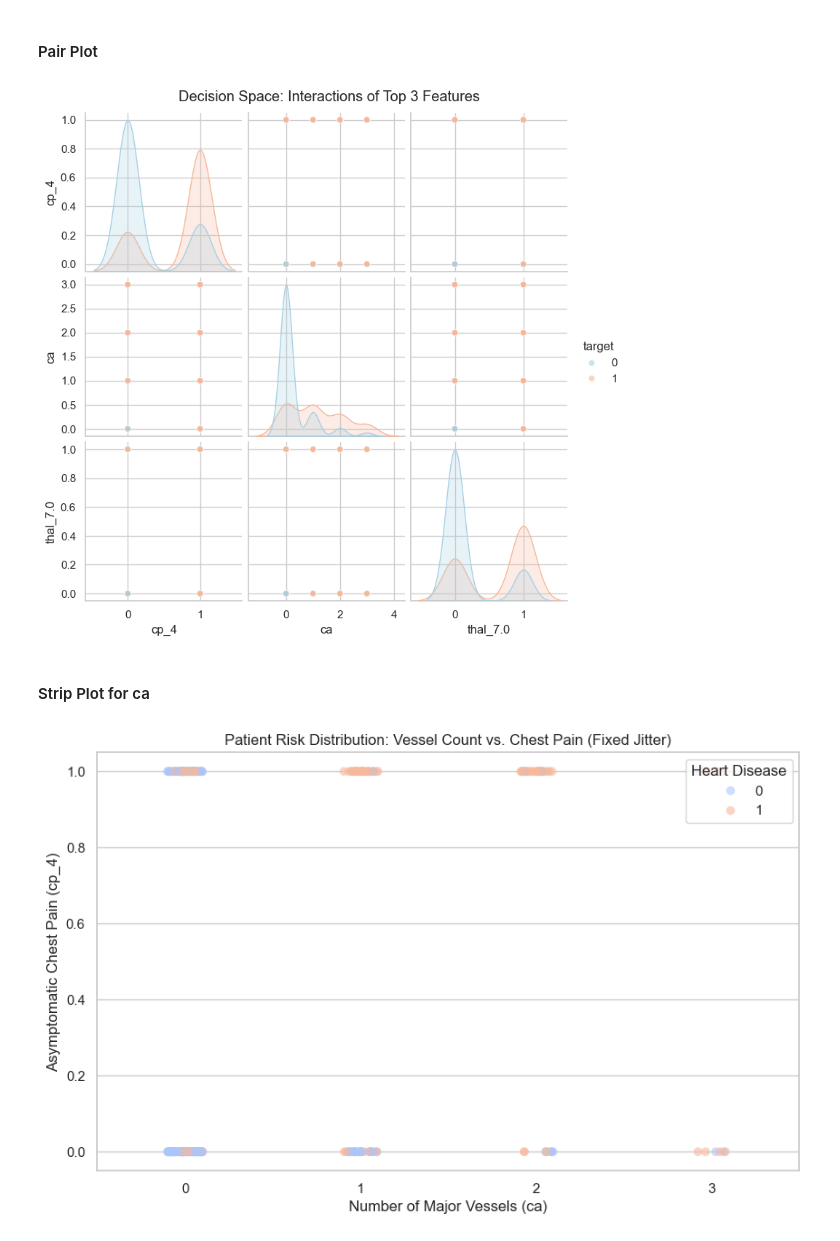
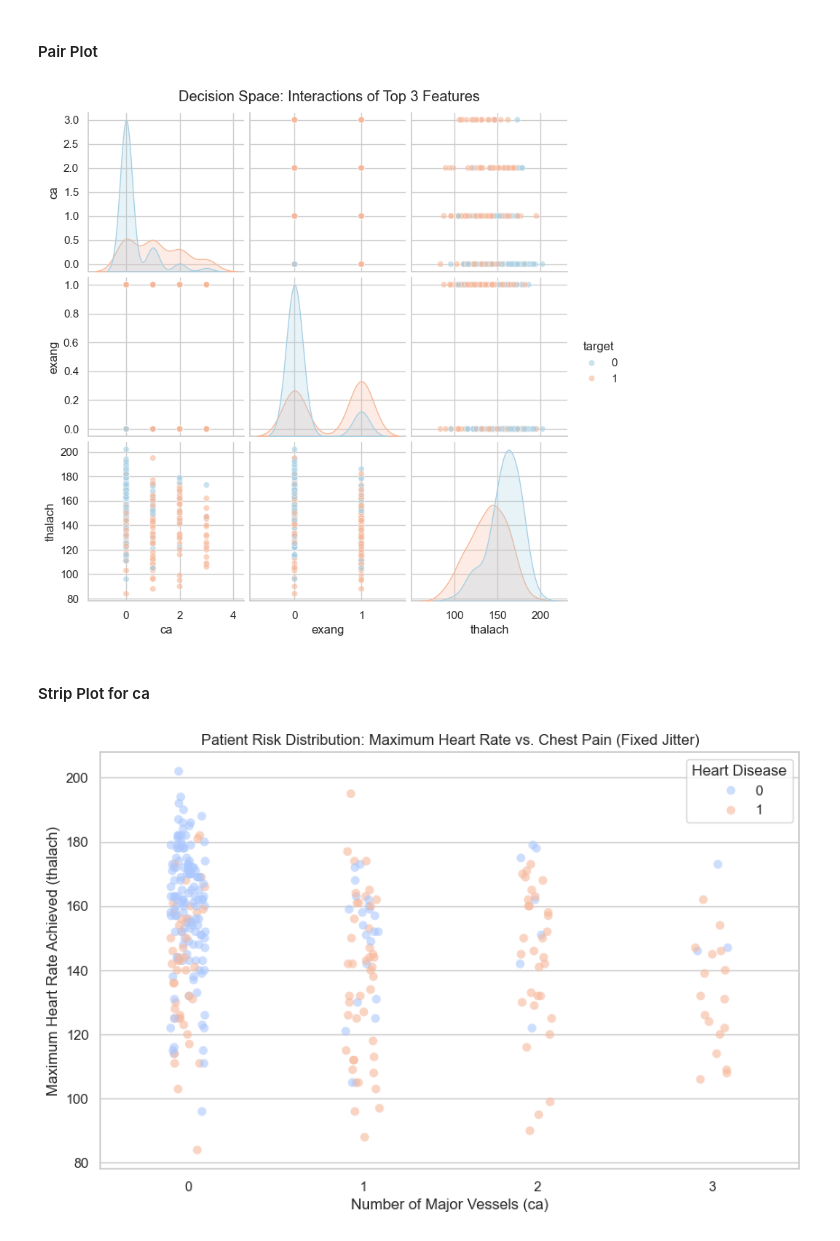
Before and after one commit to AFD03/ECS171_team9_proj, a Jupyter notebook: ECS171_Proj_Main.ipynb, the cells around one changed output. Cells and saved outputs as stored; diff of their text form; code cells hidden in the pictures.

```diff
--- a/ECS171_Proj_Main.ipynb
+++ b/ECS171_Proj_Main.ipynb
@@ -454,7 +454,7 @@ fig.show()
 #### Pair Plot
 # %%
 # combining selected features and target for plotting
-plot_df = X[['cp_4', 'ca', 'thal_7.0']].copy()
+plot_df = X[['ca', 'exang', 'thalach']].copy()
 plot_df['target'] = y
 
 # creating the pair plot
@@ -464,18 +464,18 @@ g = sns.pairplot(plot_df, hue='target', palette='RdBu_r',
 g.fig.suptitle("Decision Space: Interactions of Top 3 Features", y=1.02)
 plt.show()
 # %% [output]
-[figure, old version]
+[figure, new version]
 # %% [markdown]
 #### Strip Plot for ca
 # %%
 plt.figure(figsize=(10, 6))
-sns.stripplot(x='ca', y='cp_4', hue='target', data=plot_df,
+sns.stripplot(x='ca', y='thalach', hue='target', data=plot_df,
               palette='coolwarm', jitter=True, alpha=0.6, size=7)
 
-plt.title('Patient Risk Distribution: Vessel Count vs. Chest Pain (Fixed Jitter)')
+plt.title('Patient Risk Distribution: Maximum Heart Rate vs. Chest Pain (Fixed Jitter)')
 plt.xlabel('Number of Major Vessels (ca)')
-plt.ylabel('Asymptomatic Chest Pain (cp_4)')
+plt.ylabel('Maximum Heart Rate Achieved (thalach)')
 plt.legend(title='Heart Disease', loc='upper right')
 plt.show()
 # %% [output]
-[figure, old version]
+[figure, new version]
```
Also changed, not shown: parts of 2 cells of this notebook.
